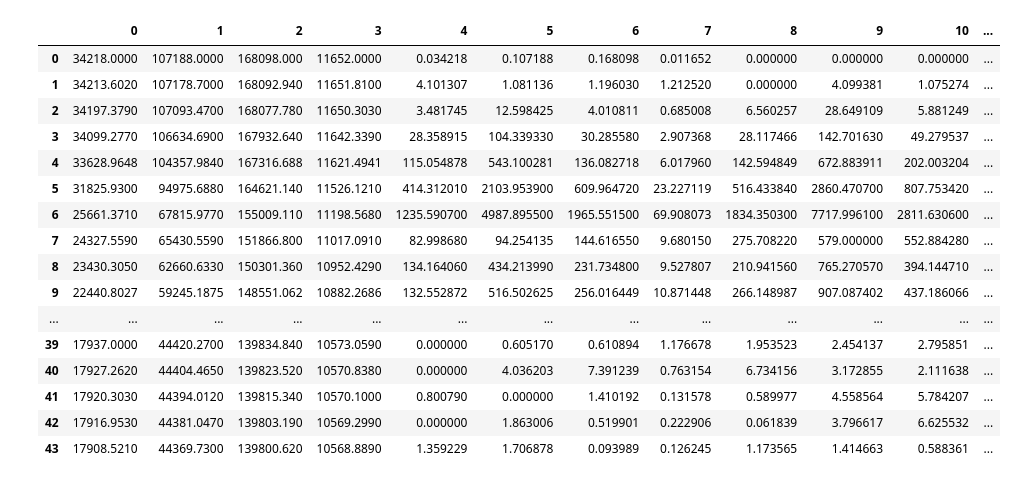
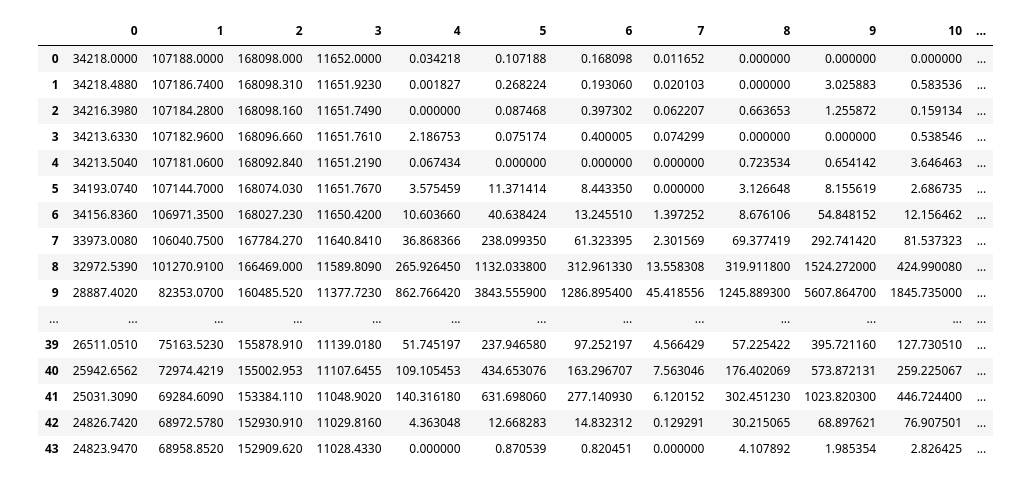
Before and after one commit to dabideee13/epi-rl, a Jupyter notebook: notebooks/temp.ipynb, the cells around one changed output. Cells and saved outputs as stored; diff of their text form; code cells hidden in the pictures.

```diff
--- a/notebooks/temp.ipynb
+++ b/notebooks/temp.ipynb
@@ -63,32 +63,32 @@ def format_others(path: Path) -> np.ndarray:
 # %%
 path = lambda directory, filename: Path.joinpath(Path.cwd().parent, 'data/processed', directory, filename)
 # %%
-actions_10 = format_others(path('actions', 'actions_seir_budget_10.csv'))
-rewards_10 = format_others(path('rewards', 'rewards_seir_budget_10.csv'))
+actions = format_others(path('actions', 'actions_009.csv'))
+rewards = format_others(path('rewards', 'rewards_009.csv'))
 # %%
-df_10 = pd.read_csv(path('states', 'states_seir_budget_10.csv'), header=None)
+df = pd.read_csv(path('states', 'states_009.csv'), header=None)
 # %%
-df_states_10 = format_states(df_10)
+df_states = format_states(df)
 # %%
-df_states_10['actions'] = actions
-df_states_10['rewards'] = rewards
+df_states['actions'] = actions
+df_states['rewards'] = rewards
 # %%
-df_states_10
+df_states
 # %% [output]
 |  | 0 | 1 | 2 | 3 | 4 | 5 | 6 | 7 | 8 | 9 | 10 | ... |
 | 0 | 34218.0000 | 107188.0000 | 168098.000 | 11652.0000 | 0.034218 | 0.107188 | 0.168098 | 0.011652 | 0.000000 | 0.000000 | 0.000000 | ... |
-| 1 | 34213.6020 | 107178.7000 | 168092.940 | 11651.8100 | 4.101307 | 1.081136 | 1.196030 | 1.212520 | 0.000000 | 4.099381 | 1.075274 | ... |
-| 2 | 34197.3790 | 107093.4700 | 168077.780 | 11650.3030 | 3.481745 | 12.598425 | 4.010811 | 0.685008 | 6.560257 | 28.649109 | 5.881249 | ... |
-| 3 | 34099.2770 | 106634.6900 | 167932.640 | 11642.3390 | 28.358915 | 104.339330 | 30.285580 | 2.907368 | 28.117466 | 142.701630 | 49.279537 | ... |
-| 4 | 33628.9648 | 104357.9840 | 167316.688 | 11621.4941 | 115.054878 | 543.100281 | 136.082718 | 6.017960 | 142.594849 | 672.883911 | 202.003204 | ... |
-| 5 | 31825.9300 | 94975.6880 | 164621.140 | 11526.1210 | 414.312010 | 2103.953900 | 609.964720 | 23.227119 | 516.433840 | 2860.470700 | 807.753420 | ... |
-| 6 | 25661.3710 | 67815.9770 | 155009.110 | 11198.5680 | 1235.590700 | 4987.895500 | 1965.551500 | 69.908073 | 1834.350300 | 7717.996100 | 2811.630600 | ... |
-| 7 | 24327.5590 | 65430.5590 | 151866.800 | 11017.0910 | 82.998680 | 94.254135 | 144.616550 | 9.680150 | 275.708220 | 579.000000 | 552.884280 | ... |
-| 8 | 23430.3050 | 62660.6330 | 150301.360 | 10952.4290 | 134.164060 | 434.213990 | 231.734800 | 9.527807 | 210.941560 | 765.270570 | 394.144710 | ... |
-| 9 | 22440.8027 | 59245.1875 | 148551.062 | 10882.2686 | 132.552872 | 516.502625 | 256.016449 | 10.871448 | 266.148987 | 907.087402 | 437.186066 | ... |
+| 1 | 34218.4880 | 107186.7400 | 168098.310 | 11651.9230 | 0.001827 | 0.268224 | 0.193060 | 0.020103 | 0.000000 | 3.025883 | 0.583536 | ... |
+| 2 | 34216.3980 | 107184.2800 | 168098.160 | 11651.7490 | 0.000000 | 0.087468 | 0.397302 | 0.062207 | 0.663653 | 1.255872 | 0.159134 | ... |
+| 3 | 34213.6330 | 107182.9600 | 168096.660 | 11651.7610 | 2.186753 | 0.075174 | 0.400005 | 0.074299 | 0.000000 | 0.000000 | 0.538546 | ... |
+| 4 | 34213.5040 | 107181.0600 | 168092.840 | 11651.2190 | 0.067434 | 0.000000 | 0.000000 | 0.000000 | 0.723534 | 0.654142 | 3.646463 | ... |
+| 5 | 34193.0740 | 107144.7000 | 168074.030 | 11651.7670 | 3.575459 | 11.371414 | 8.443350 | 0.000000 | 3.126648 | 8.155619 | 2.686735 | ... |
+| 6 | 34156.8360 | 106971.3500 | 168027.230 | 11650.4200 | 10.603660 | 40.638424 | 13.245510 | 1.397252 | 8.676106 | 54.848152 | 12.156462 | ... |
+| 7 | 33973.0080 | 106040.7500 | 167784.270 | 11640.8410 | 36.868366 | 238.099350 | 61.323395 | 2.301569 | 69.377419 | 292.741420 | 81.537323 | ... |
+| 8 | 32972.5390 | 101270.9100 | 166469.000 | 11589.8090 | 265.926450 | 1132.033800 | 312.961330 | 13.558308 | 319.911800 | 1524.272000 | 424.990080 | ... |
+| 9 | 28887.4020 | 82353.0700 | 160485.520 | 11377.7230 | 862.766420 | 3843.555900 | 1286.895400 | 45.418556 | 1245.889300 | 5607.864700 | 1845.735000 | ... |
 | ... | ... | ... | ... | ... | ... | ... | ... | ... | ... | ... | ... | ... |
-| 39 | 17937.0000 | 44420.2700 | 139834.840 | 10573.0590 | 0.000000 | 0.605170 | 0.610894 | 1.176678 | 1.953523 | 2.454137 | 2.795851 | ... |
-| 40 | 17927.2620 | 44404.4650 | 139823.520 | 10570.8380 | 0.000000 | 4.036203 | 7.391239 | 0.763154 | 6.734156 | 3.172855 | 2.111638 | ... |
-| 41 | 17920.3030 | 44394.0120 | 139815.340 | 10570.1000 | 0.800790 | 0.000000 | 1.410192 | 0.131578 | 0.589977 | 4.558564 | 5.784207 | ... |
-| 42 | 17916.9530 | 44381.0470 | 139803.190 | 10569.2990 | 0.000000 | 1.863006 | 0.519901 | 0.222906 | 0.061839 | 3.796617 | 6.625532 | ... |
-| 43 | 17908.5210 | 44369.7300 | 139800.620 | 10568.8890 | 1.359229 | 1.706878 | 0.093989 | 0.126245 | 1.173565 | 1.414663 | 0.588361 | ... |
+| 39 | 26511.0510 | 75163.5230 | 155878.910 | 11139.0180 | 51.745197 | 237.946580 | 97.252197 | 4.566429 | 57.225422 | 395.721160 | 127.730510 | ... |
+| 40 | 25942.6562 | 72974.4219 | 155002.953 | 11107.6455 | 109.105453 | 434.653076 | 163.296707 | 7.563046 | 176.402069 | 573.872131 | 259.225067 | ... |
+| 41 | 25031.3090 | 69284.6090 | 153384.110 | 11048.9020 | 140.316180 | 631.698060 | 277.140930 | 6.120152 | 302.451230 | 1023.820300 | 446.724400 | ... |
+| 42 | 24826.7420 | 68972.5780 | 152930.910 | 11029.8160 | 4.363048 | 12.668283 | 14.832312 | 0.129291 | 30.215065 | 68.897621 | 76.907501 | ... |
+| 43 | 24823.9470 | 68958.8520 | 152909.620 | 11028.4330 | 0.000000 | 0.870539 | 0.820451 | 0.000000 | 4.107892 | 1.985354 | 2.826425 | ... |
```
Also changed, not shown: parts of 9 cells of this notebook, 1 other file.
